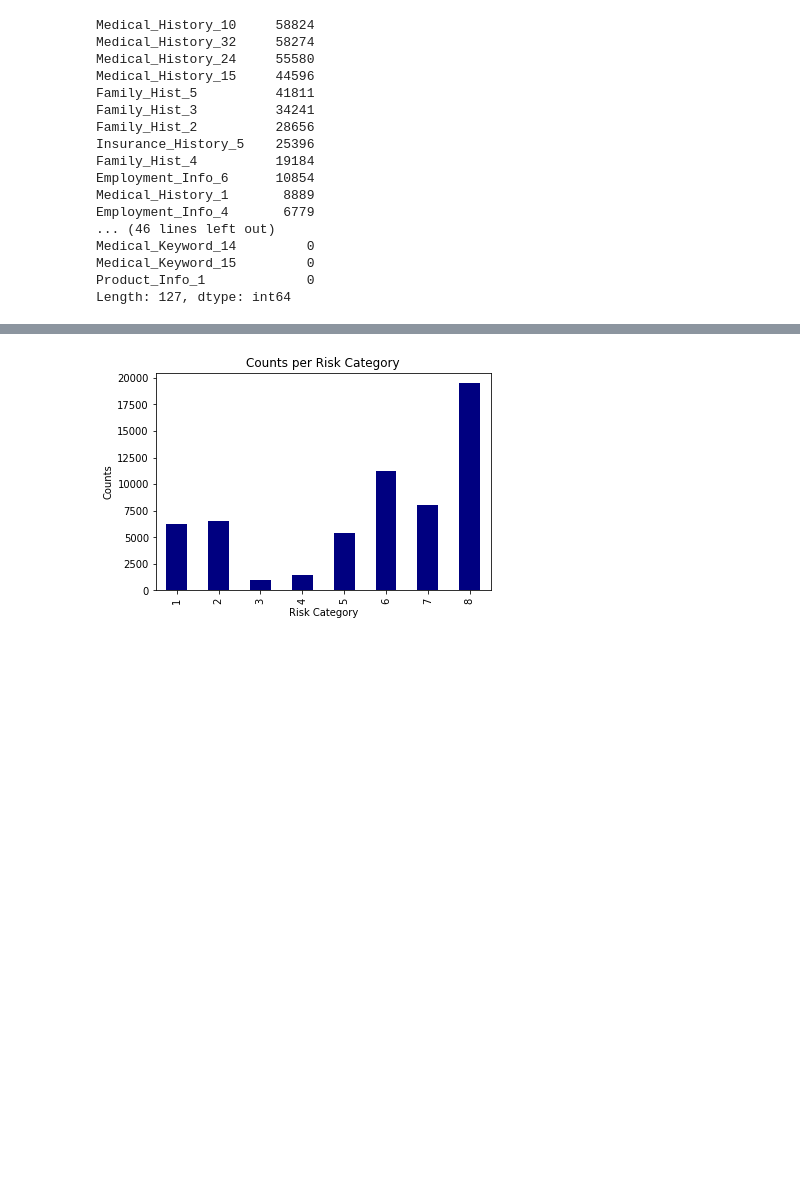
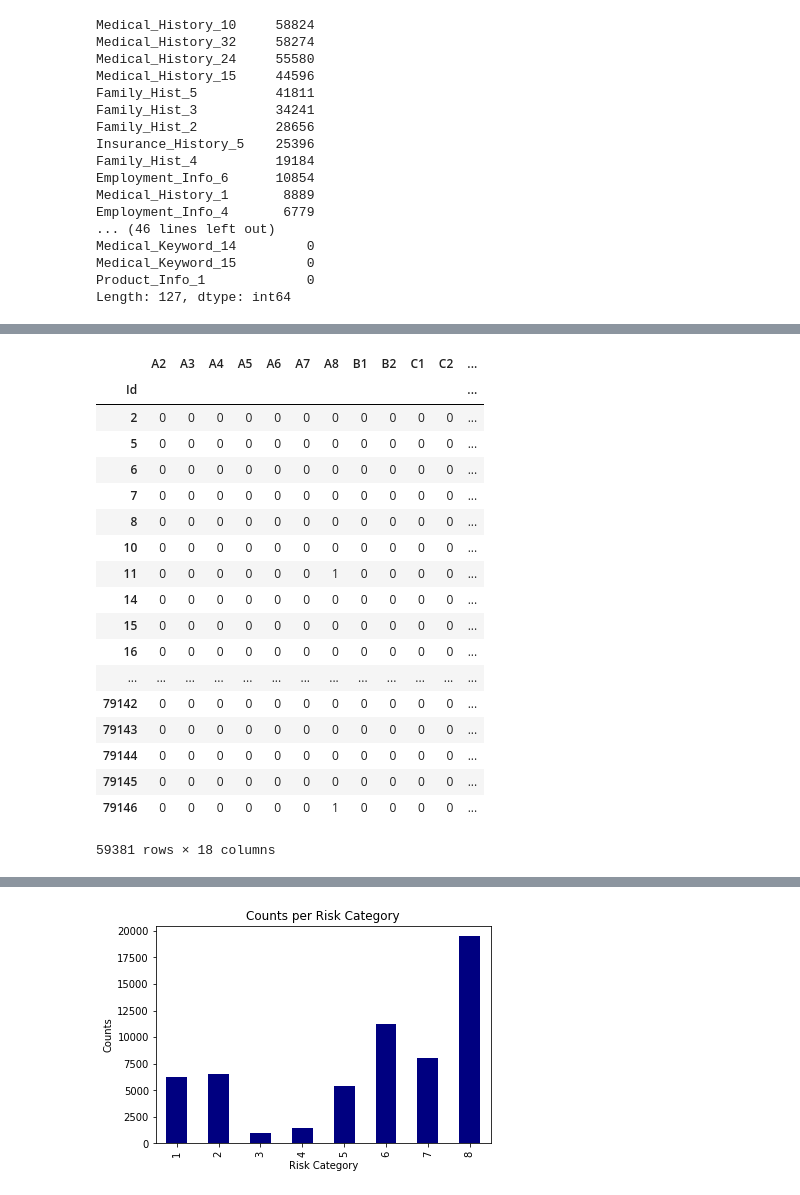
Before and after one commit to omarpiceno/Final_Project_Prudential_Insurance, a Jupyter notebook: Final_Project.ipynb, the cells around one changed output, grey strips where cells are left out. Saved outputs shown, nothing was run; the diff lists cells and outputs as text; code cells hidden in the pictures; blank space fills up the shorter version.

Commit message:
final project commit

```diff
--- a/Final_Project.ipynb
+++ b/Final_Project.ipynb
@@ -12,5 +16,6 @@ import matplotlib.pyplot as plt
 # %%
-data = pd.read_csv('/Users/omarpiceno/Desktop/GA_Final_Project/prudential_insurance_train.csv',index_col='Id')
+data = pd.read_csv('/Users/omarpiceno/Desktop/GA_Final_Project/prudential_insurance_train.csv'
+                   ,index_col='Id')
 # %%
 data.info()
 # %% [output]
@@ -88,0 +144,23 @@ memory usage: 53.9+ MB
+# %%
+dummy = pd.get_dummies(data['Product_Info_2'],drop_first=True)
+dummy
+# %% [output]
+|  | A2 | A3 | A4 | A5 | A6 | A7 | A8 | B1 | B2 | C1 | C2 | ... |
+| Id |  |  |  |  |  |  |  |  |  |  |  | ... |
+| 2 | 0 | 0 | 0 | 0 | 0 | 0 | 0 | 0 | 0 | 0 | 0 | ... |
+| 5 | 0 | 0 | 0 | 0 | 0 | 0 | 0 | 0 | 0 | 0 | 0 | ... |
+| 6 | 0 | 0 | 0 | 0 | 0 | 0 | 0 | 0 | 0 | 0 | 0 | ... |
+| 7 | 0 | 0 | 0 | 0 | 0 | 0 | 0 | 0 | 0 | 0 | 0 | ... |
+| 8 | 0 | 0 | 0 | 0 | 0 | 0 | 0 | 0 | 0 | 0 | 0 | ... |
+| 10 | 0 | 0 | 0 | 0 | 0 | 0 | 0 | 0 | 0 | 0 | 0 | ... |
+| 11 | 0 | 0 | 0 | 0 | 0 | 0 | 1 | 0 | 0 | 0 | 0 | ... |
+| 14 | 0 | 0 | 0 | 0 | 0 | 0 | 0 | 0 | 0 | 0 | 0 | ... |
+| 15 | 0 | 0 | 0 | 0 | 0 | 0 | 0 | 0 | 0 | 0 | 0 | ... |
+| 16 | 0 | 0 | 0 | 0 | 0 | 0 | 0 | 0 | 0 | 0 | 0 | ... |
+| ... | ... | ... | ... | ... | ... | ... | ... | ... | ... | ... | ... | ... |
+| 79142 | 0 | 0 | 0 | 0 | 0 | 0 | 0 | 0 | 0 | 0 | 0 | ... |
+| 79143 | 0 | 0 | 0 | 0 | 0 | 0 | 0 | 0 | 0 | 0 | 0 | ... |
+| 79144 | 0 | 0 | 0 | 0 | 0 | 0 | 0 | 0 | 0 | 0 | 0 | ... |
+| 79145 | 0 | 0 | 0 | 0 | 0 | 0 | 0 | 0 | 0 | 0 | 0 | ... |
+| 79146 | 0 | 0 | 0 | 0 | 0 | 0 | 1 | 0 | 0 | 0 | 0 | ... |
+59381 rows × 18 columns
```
Also changed, not shown: parts of 77 cells of this notebook, 1 other file.
